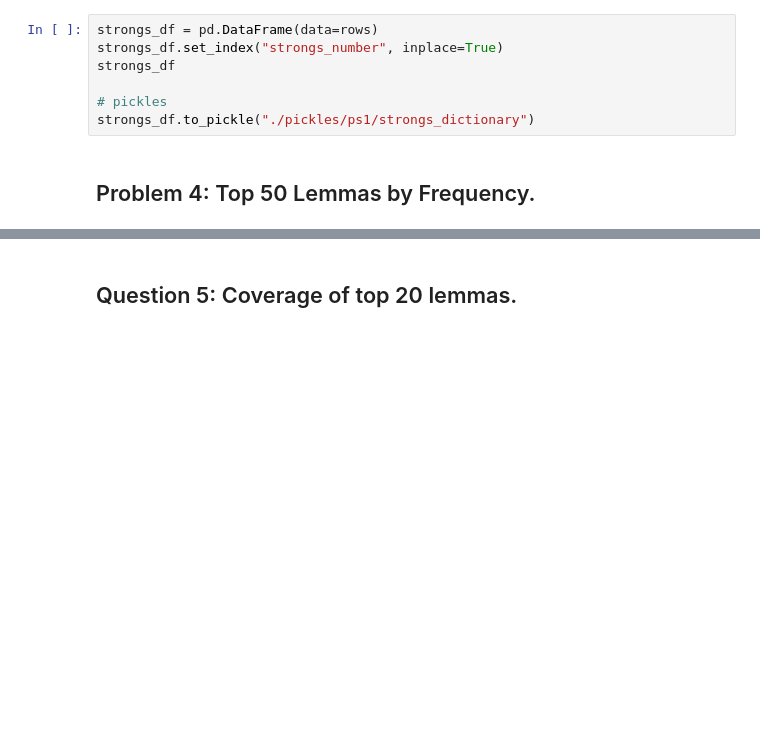
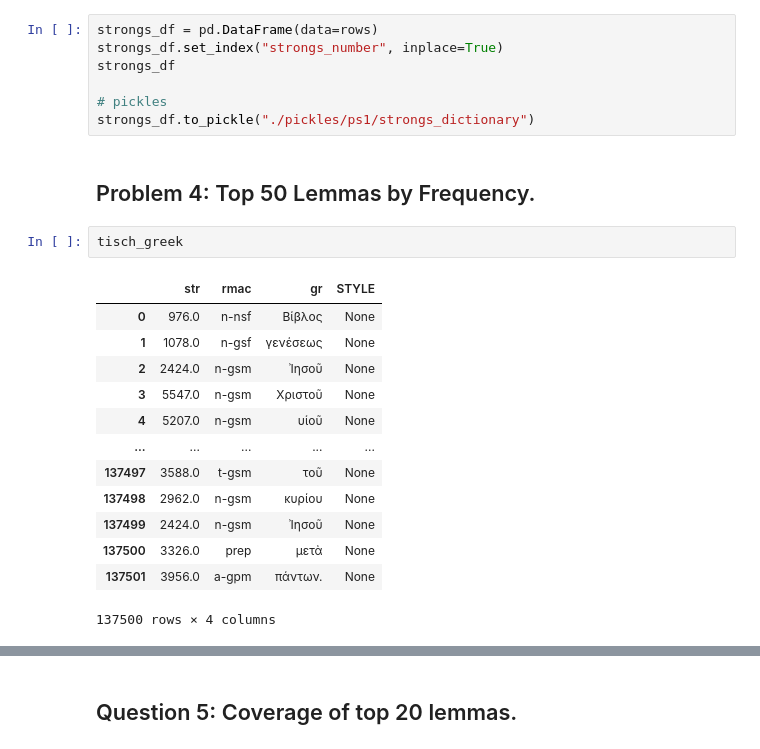
Before and after one commit to Tussky/Datascience-problem-set, a Jupyter notebook: PS1_InitialExploration.ipynb, the cells around one changed output, grey strips where cells are left out. Drawn from its saved outputs; the diff is of its cells as text; blank space fills up the shorter version.

```diff
--- a/PS1_InitialExploration.ipynb
+++ b/PS1_InitialExploration.ipynb
@@ -170,3 +199,19 @@ strongs_df
 strongs_df.to_pickle("./pickles/ps1/strongs_dictionary")
 # %% [markdown]
 ## Problem 4: Top 50 Lemmas by Frequency.
+# %%
+tisch_greek
+# %% [output]
+|  | str | rmac | gr | STYLE |
+| 0 | 976.0 | n-nsf | Βίβλος | None |
+| 1 | 1078.0 | n-gsf | γενέσεως | None |
+| 2 | 2424.0 | n-gsm | Ἰησοῦ | None |
+| 3 | 5547.0 | n-gsm | Χριστοῦ | None |
+| 4 | 5207.0 | n-gsm | υἱοῦ | None |
+| ... | ... | ... | ... | ... |
+| 137497 | 3588.0 | t-gsm | τοῦ | None |
+| 137498 | 2962.0 | n-gsm | κυρίου | None |
+| 137499 | 2424.0 | n-gsm | Ἰησοῦ | None |
+| 137500 | 3326.0 | prep | μετὰ | None |
+| 137501 | 3956.0 | a-gpm | πάντων. | None |
+137500 rows × 4 columns
```
Also changed, not shown: parts of 8 cells of this notebook.
